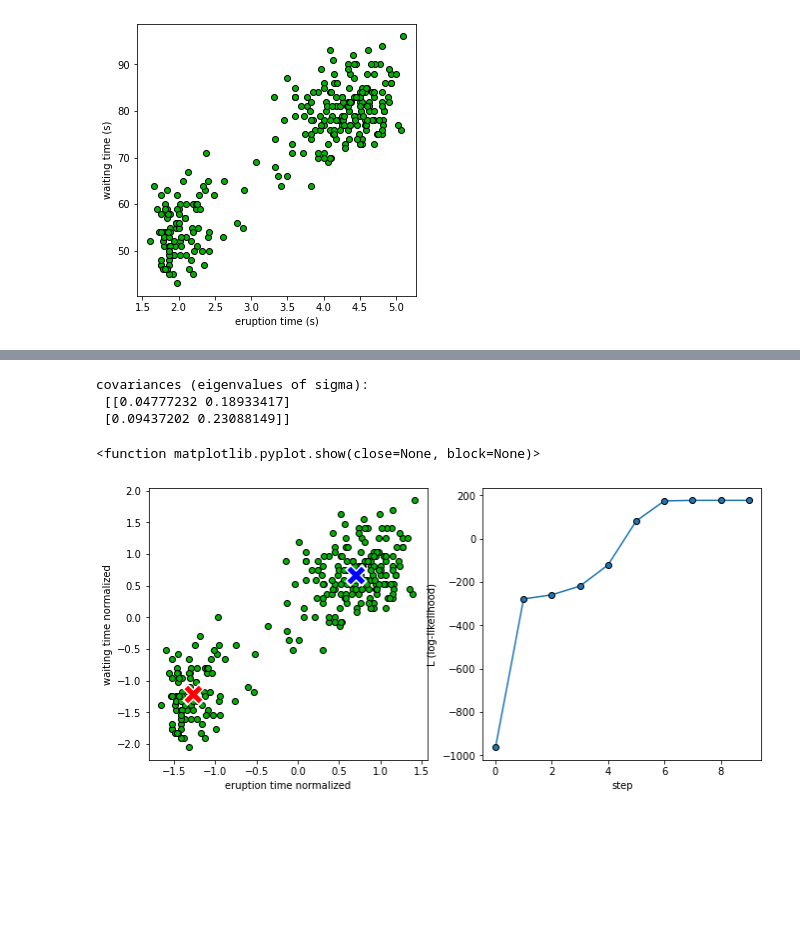
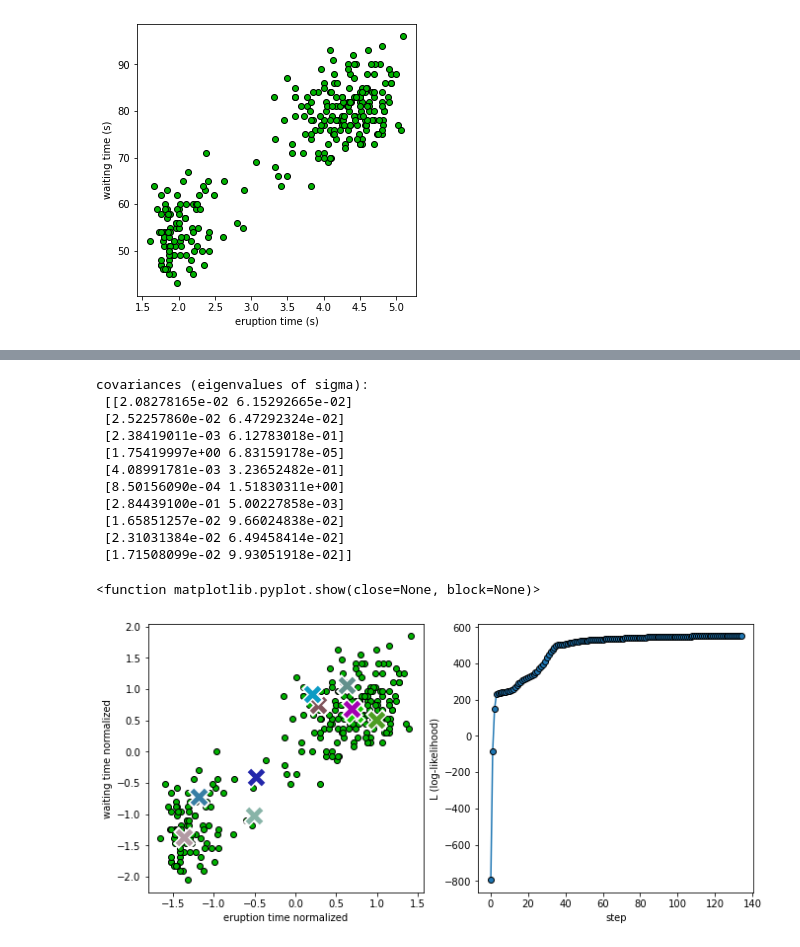
Before and after one commit to SaschaLill/EM_KMeans_demo, a Jupyter notebook: EM_demo.ipynb, the cells around one changed output, grey strips where cells are left out. Saved outputs shown, nothing was run; the diff lists cells and outputs as text; code cells hidden in the pictures; blank space fills up the shorter version.

```diff
--- a/EM_demo.ipynb
+++ b/EM_demo.ipynb
@@ -163,12 +167,12 @@ Log-Likelihood:  226.6422293492644
 
 #print(np.linalg.norm(b) )
 # %%
-#The complete K-means-algorithm
+#The complete EM algorithm
 import numpy as np
 import pandas as pd
 import matplotlib.pyplot as plt
 
-K = 2                               # K = cluster number
+K = 10                               # K = cluster number
 maxiter = 1000                      # maximum iteration number
 epsilon = 10**(-3)                  # tolerance for change of J
 iter = 1                            # iteration number
@@ -266,33 +270,42 @@ print('covariances (eigenvalues of sigma):\n',np.linalg.eig(sigma)[0])
 
 
 
 #Plotting the results
 fig,ax = plt.subplots(1,2,figsize=(11,5))
 ax[0].scatter(X[:,0],X[:,1], color = (0,0.7,0), edgecolor = 'k')                             # green only
 ax[0].scatter(mu[0,0],mu[0,1], color = 'w', marker = 'x', s = 300, linewidth=8)
 ax[0].scatter(mu[0,0],mu[0,1], color = 'r', marker = 'x', s = 200, linewidth=5)
 if (K == 2):
     ax[0].scatter(mu[1,0],mu[1,1], color = 'w', marker = 'x', s = 300, linewidth=8)
     ax[0].scatter(mu[1,0],mu[1,1], color = 'b', marker = 'x', s = 200, linewidth=5)
 
 #colorful plots for more than 2 clusters
 if (K > 2):
     for k in range(K):
         rand_col = 0.8*np.random.rand(3)
         ax[0].scatter(mu[k,0],mu[k,1], color = 'w', marker = 'x', s = 300, linewidth=8)
         ax[0].scatter(mu[k,0],mu[k,1], color = rand_col, marker = 'x', s = 200, linewidth=5)
 
 ax[0].set_xlabel('eruption time normalized')
 ax[0].set_ylabel('waiting time normalized')
 #ax[1].plot(np.arange(np.size(J)),[J[-1],]*np.size(J), color = (0.5,0.5,0.5))
 ax[1].plot(np.arange(np.size(L)),L, marker = 'o', mec = 'k')
 ax[1].set_xlabel('step')
 ax[1].set_ylabel('L (log-likelihood)')
 #ax[1].set_ylim(ymin = 0)
+
 plt.show
 # %% [output]
 covariances (eigenvalues of sigma):
- [[0.04777232 0.18933417]
- [0.09437202 0.23088149]]
+ [[2.08278165e-02 6.15292665e-02]
+ [2.52257860e-02 6.47292324e-02]
+ [2.38419011e-03 6.12783018e-01]
+ [1.75419997e+00 6.83159178e-05]
+ [4.08991781e-03 3.23652482e-01]
+ [8.50156090e-04 1.51830311e+00]
+ [2.84439100e-01 5.00227858e-03]
+ [1.65851257e-02 9.66024838e-02]
+ [2.31031384e-02 6.49458414e-02]
+ [1.71508099e-02 9.93051918e-02]]
 <function matplotlib.pyplot.show(close=None, block=None)>
-[figure, old version]
+[figure, new version]
```
Also changed, not shown: parts of 3 cells of this notebook, 17 other files.
